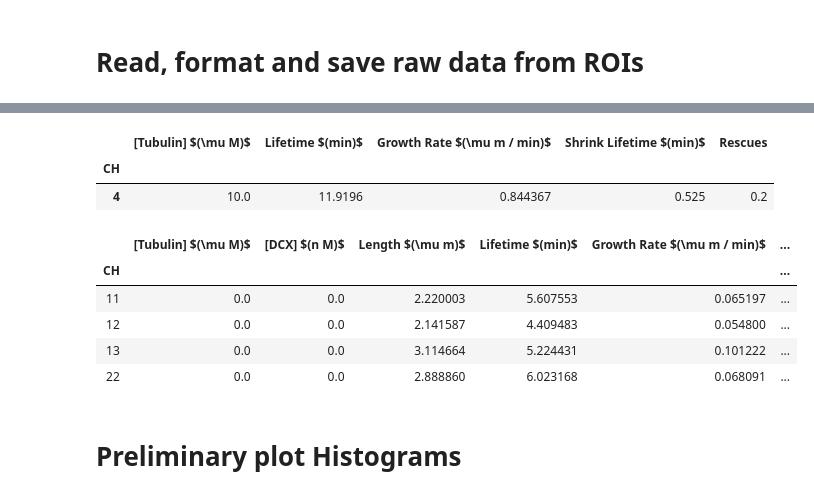
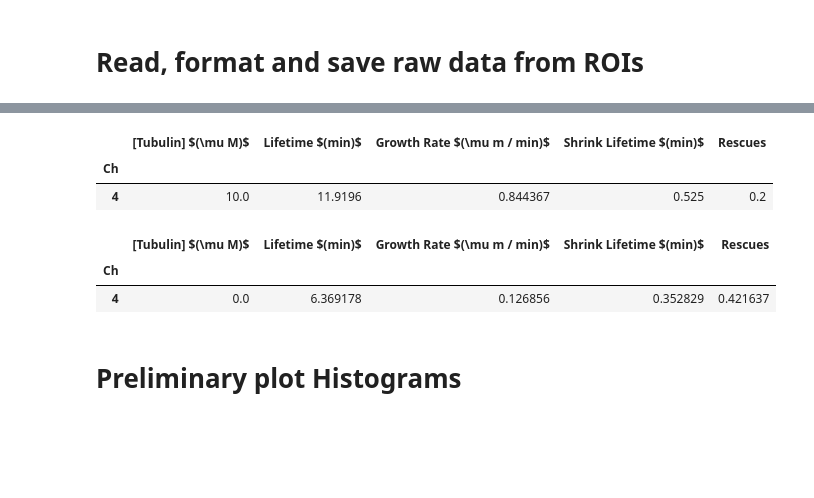
Before and after one commit to brouhardlab/brouhardlab-scripts, a Jupyter notebook: notebooks/Brandi/growth_nucleation_lifetimes.ipynb, the cells around one changed output, grey strips where cells are left out. Cells and saved outputs as stored; diff of their text form; code cells hidden in the pictures; blank space fills up the shorter version.

```diff
--- a/notebooks/Brandi/growth_nucleation_lifetimes.ipynb
+++ b/notebooks/Brandi/growth_nucleation_lifetimes.ipynb
@@ -28,13 +28,13 @@ tub = 'tub'
 DCXconc = '[DCX] ' r'$(n M)$'
 DCX = 'DCX'
 
-investigator = 'Brandy'
+investigator = 'Brandi'
 # %%
 dateloc = str(path).find("202")
 date = str(path)[dateloc : dateloc+10]
 
 folders = [x for x in path.iterdir() if x.is_dir()]
-folders = [i for i in folders if (str(i)[-5:] == 'FINAL') == True]
+folders = [i for i in folders if (str(i)[-5:] == 'final') == True]
 
 ch = []
 conc_tub = []
@@ -113,7 +105,7 @@ line_parameter_names = (Length,Lifetime,GrowthRate,TimeToNucleate,ShrinkageLengt
 # %%
 def poly_dynamics(k):
 
-    data = open_roi_poly(k,'2022-08-12_Ch4-10uM_kymo-set1.zip')
+    data = open_roi_poly(k,'2022-08-05_Ch1-10uM_kymo-set.zip')
     supp = open_roi_line(k,'start.zip')
 
     spf = frame_analyzer['Mean'][k];
@@ -124,7 +116,7 @@ def poly_dynamics(k):
 
     n = len(data)
     pre_df = {'Date': np.full((n), date), 'Investigator': np.full((n), investigator),
-              'CH': np.full((n), ch[k]),tubulin: np.full((n), tub_conc[k])}
+              'Ch': np.full((n), ch[k]),tubulin: np.full((n), tub_conc[k])}
     df = pd.DataFrame(pre_df)
 
     df[Length] = abs((data['x2']-data['x1'])*pixel)
@@ -153,7 +145,7 @@ def poly_dynamics(k):
 
 def line_dynamics(k):
 
-    data = open_roi_line(k,'kymoslopes.zip')
+    data = open_roi_line(k,'2022-08-05_Ch1-10uM_kymo-set.zip')
     #data_even = data.iloc[::2].reset_index()
     #data_odd = data.iloc[1::2].reset_index()
     data_even = data
@@ -168,7 +160,7 @@ def line_dynamics(k):
     start = sum(abs(supp['y2']-supp['y1']))/suppn;
 
     n = len(data_even)
-    pre_df = {'Date': np.full((n), date),'CH': np.full((n), ch[k]),'Concentration ' r'$(\mu M)$': np.full((n), conc[k])}
+    pre_df = {'Date': np.full((n), date),'Ch': np.full((n), ch[k]),'Concentration ' r'$(\mu M)$': np.full((n), conc[k])}
     df = pd.DataFrame(pre_df)
 
     data_even[Length] = abs((data_even['x2']-data_even['x1'])*pixel)
@@ -185,7 +177,7 @@ def line_dynamics(k):
 
     df.loc[pd.isnull(df[GrowthRate]), [Length,Lifetime,TimeToNucleate]] = np.NaN
 
-    df = df[['Date','CH','Concentration ' r'$(\mu M)$',Length,Lifetime,GrowthRate,TimeToNucleate]]
+    df = df[['Date','Ch','Concentration ' r'$(\mu M)$',Length,Lifetime,GrowthRate,TimeToNucleate]]
 
     return df
 # %%
@@ -221,22 +203,19 @@ df
 # %%
-dfmean = df.groupby('CH').mean()
+dfmean = df.groupby('Ch').mean()
 #dfmean.to_csv(path/(date+'_0_mean.csv'), encoding='utf-8', index=False)
 dfmean
 # %% [output]
 |  | [Tubulin] $(\mu M)$ | Lifetime $(min)$ | Growth Rate $(\mu m / min)$ | Shrink Lifetime $(min)$ | Rescues |
-| CH |  |  |  |  |  |
+| Ch |  |  |  |  |  |
 | 4 | 10.0 | 11.9196 | 0.844367 | 0.525 | 0.2 |
 # %%
-dfstd = df.groupby('CH').std()
+dfstd = df.groupby('Ch').std()
 #dfstd.to_csv(path/(date+'_0_std.csv'), encoding='utf-8', index=False)
 dfstd
 # %% [output]
-|  | [Tubulin] $(\mu M)$ | [DCX] $(n M)$ | Length $(\mu m)$ | Lifetime $(min)$ | Growth Rate $(\mu m / min)$ | ... |
-| CH |  |  |  |  |  | ... |
-| 11 | 0.0 | 0.0 | 2.220003 | 5.607553 | 0.065197 | ... |
-| 12 | 0.0 | 0.0 | 2.141587 | 4.409483 | 0.054800 | ... |
-| 13 | 0.0 | 0.0 | 3.114664 | 5.224431 | 0.101222 | ... |
-| 22 | 0.0 | 0.0 | 2.888860 | 6.023168 | 0.068091 | ... |
+|  | [Tubulin] $(\mu M)$ | Lifetime $(min)$ | Growth Rate $(\mu m / min)$ | Shrink Lifetime $(min)$ | Rescues |
+| Ch |  |  |  |  |  |
+| 4 | 0.0 | 6.369178 | 0.126856 | 0.352829 | 0.421637 |
 # %% [markdown]
 # Preliminary plot Histograms #
 # %%
```
Also changed, not shown: parts of 8 cells of this notebook, 1 other file.
